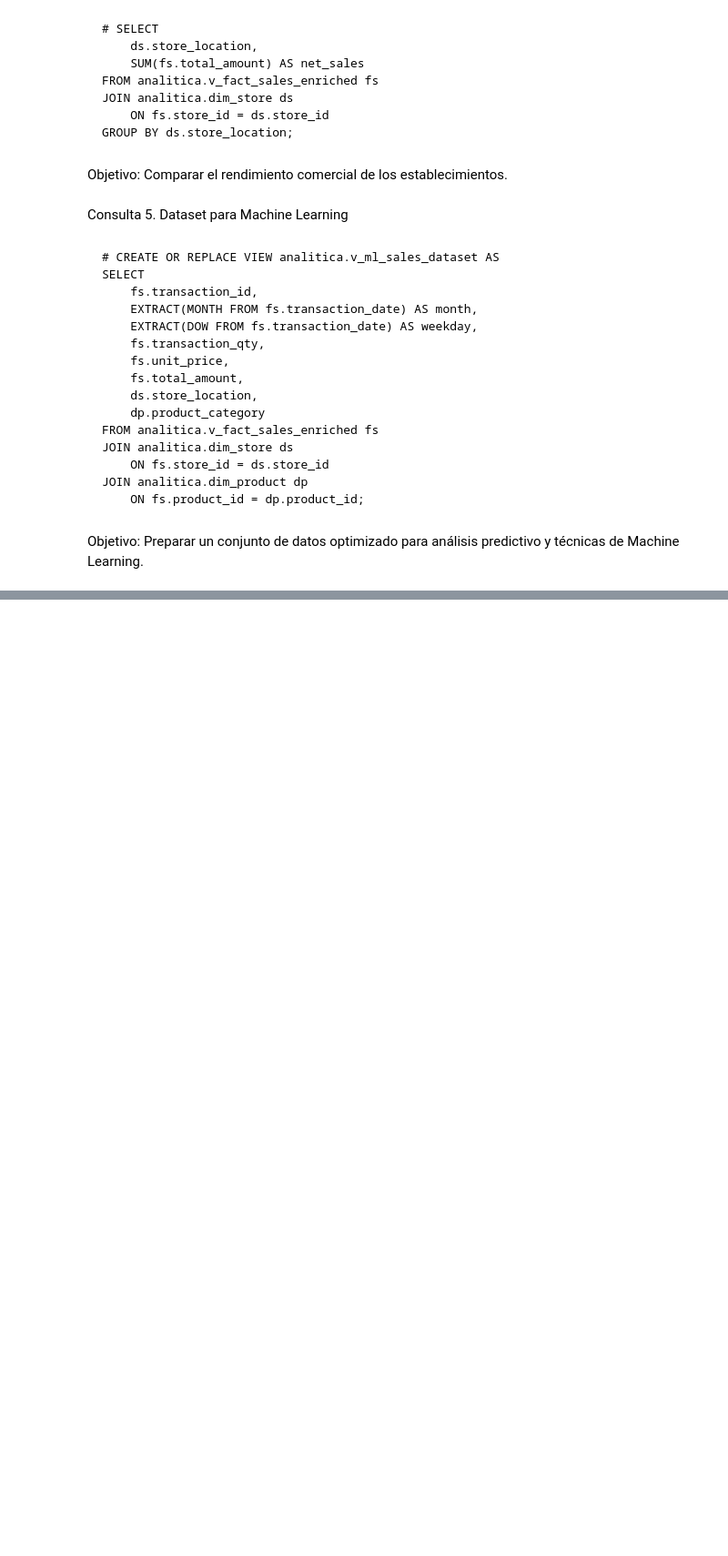
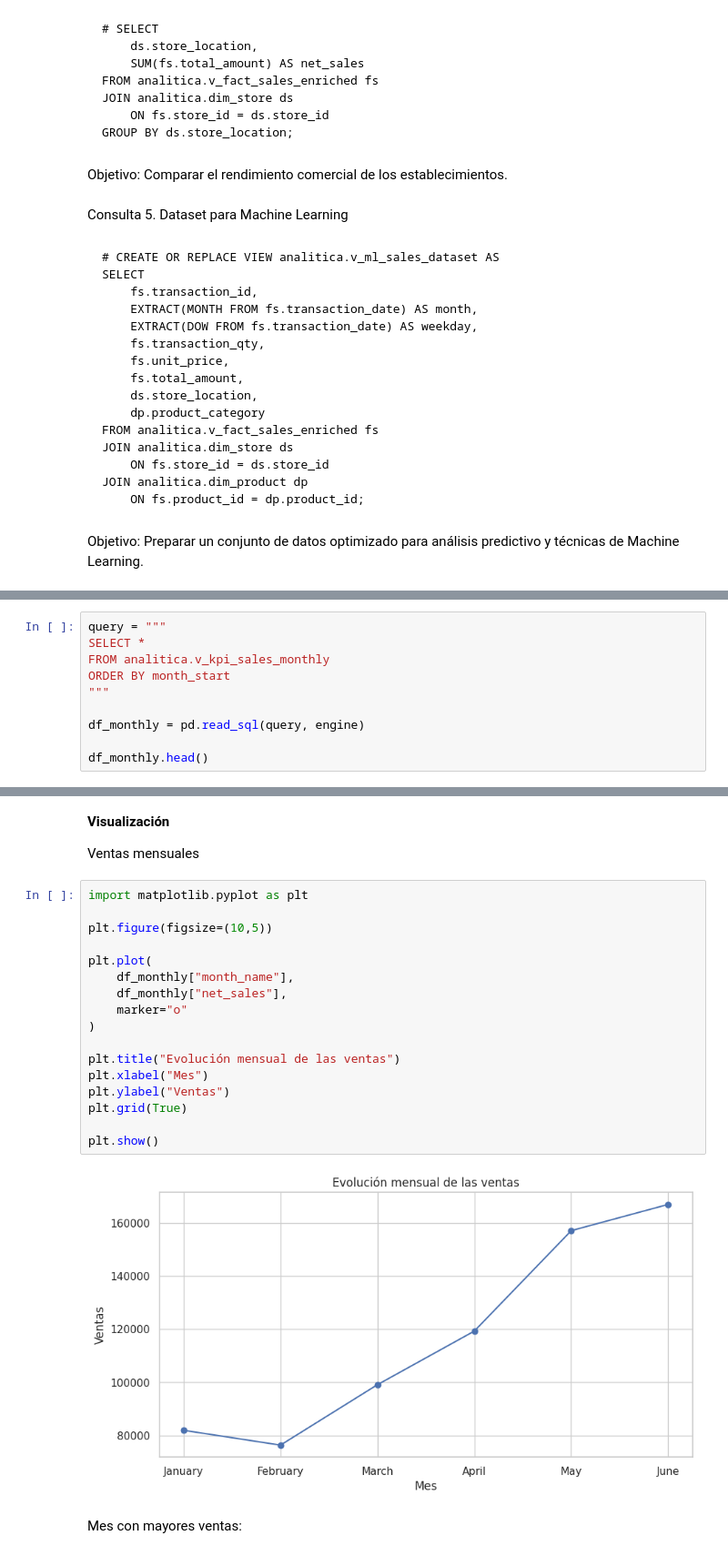
Before and after one commit to EliasHernandezBar/Proyecto-Final, a Jupyter notebook: Proyecto_Integrador.ipynb, the cells around one changed output, grey strips where cells are left out. Shown at 91% size. Drawn from its saved outputs; the diff is of its cells as text; blank space fills up the shorter version.

```diff
--- a/Proyecto_Integrador.ipynb
+++ b/Proyecto_Integrador.ipynb
@@ -634,0 +841,10 @@ Objetivo: Preparar un conjunto de datos optimizado para análisis predictivo y t
+# %%
+query = """
+SELECT *
+FROM analitica.v_kpi_sales_monthly
+ORDER BY month_start
+"""
+
+df_monthly = pd.read_sql(query, engine)
+
+df_monthly.head()
@@ -634,0 +858,25 @@ Objetivo: Preparar un conjunto de datos optimizado para análisis predictivo y t
+# %% [markdown]
+**Visualización**
+
+Ventas mensuales
+# %%
+import matplotlib.pyplot as plt
+
+plt.figure(figsize=(10,5))
+
+plt.plot(
+    df_monthly["month_name"],
+    df_monthly["net_sales"],
+    marker="o"
+)
+
+plt.title("Evolución mensual de las ventas")
+plt.xlabel("Mes")
+plt.ylabel("Ventas")
+plt.grid(True)
+
+plt.show()
+# %% [output]
+[figure, added]
+# %% [markdown]
+Mes con mayores ventas:
```
Also changed, not shown: parts of 69 cells of this notebook.
